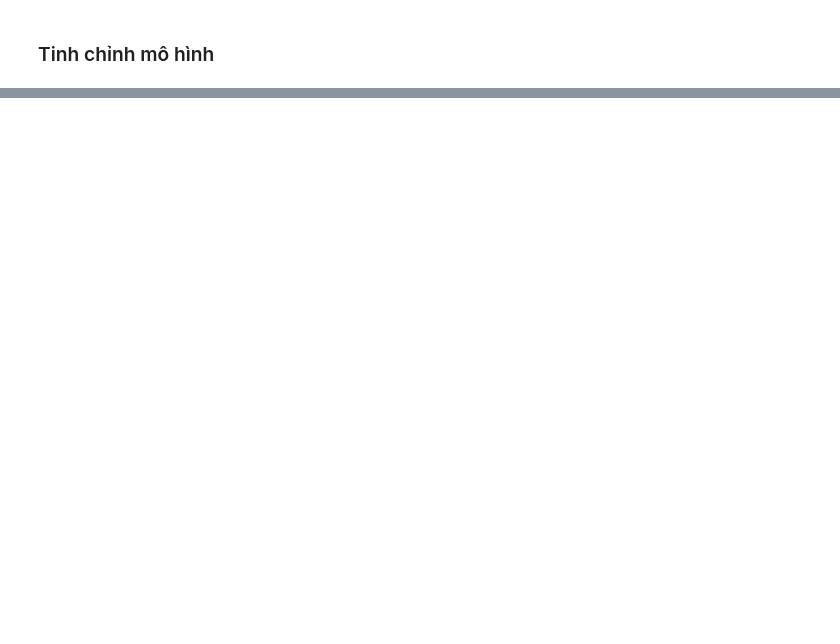
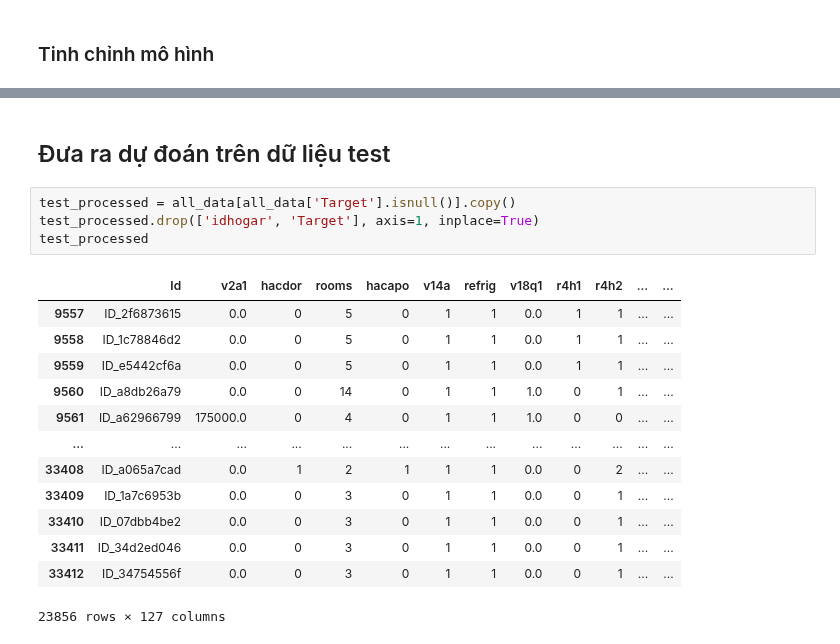
Before and after one commit to iam-Dylan/costa-rican-household, a Jupyter notebook: source/model.ipynb, the cells around one changed output, grey strips where cells are left out. Drawn from its saved outputs; the diff is of its cells as text; blank space fills up the shorter version.

```diff
--- a/source/model.ipynb
+++ b/source/model.ipynb
@@ -330,0 +327,20 @@ f1
+# %% [markdown]
+## Đưa ra dự đoán trên dữ liệu test
+# %%
+test_processed = all_data[all_data['Target'].isnull()].copy()
+test_processed.drop(['idhogar', 'Target'], axis=1, inplace=True)
+test_processed
+# %% [output]
+|  | Id | v2a1 | hacdor | rooms | hacapo | v14a | refrig | v18q1 | r4h1 | r4h2 | ... | ... |
+| 9557 | ID_2f6873615 | 0.0 | 0 | 5 | 0 | 1 | 1 | 0.0 | 1 | 1 | ... | ... |
+| 9558 | ID_1c78846d2 | 0.0 | 0 | 5 | 0 | 1 | 1 | 0.0 | 1 | 1 | ... | ... |
+| 9559 | ID_e5442cf6a | 0.0 | 0 | 5 | 0 | 1 | 1 | 0.0 | 1 | 1 | ... | ... |
+| 9560 | ID_a8db26a79 | 0.0 | 0 | 14 | 0 | 1 | 1 | 1.0 | 0 | 1 | ... | ... |
+| 9561 | ID_a62966799 | 175000.0 | 0 | 4 | 0 | 1 | 1 | 1.0 | 0 | 0 | ... | ... |
+| ... | ... | ... | ... | ... | ... | ... | ... | ... | ... | ... | ... | ... |
+| 33408 | ID_a065a7cad | 0.0 | 1 | 2 | 1 | 1 | 1 | 0.0 | 0 | 2 | ... | ... |
+| 33409 | ID_1a7c6953b | 0.0 | 0 | 3 | 0 | 1 | 1 | 0.0 | 0 | 1 | ... | ... |
+| 33410 | ID_07dbb4be2 | 0.0 | 0 | 3 | 0 | 1 | 1 | 0.0 | 0 | 1 | ... | ... |
+| 33411 | ID_34d2ed046 | 0.0 | 0 | 3 | 0 | 1 | 1 | 0.0 | 0 | 1 | ... | ... |
+| 33412 | ID_34754556f | 0.0 | 0 | 3 | 0 | 1 | 1 | 0.0 | 0 | 1 | ... | ... |
+23856 rows × 127 columns
```
Also changed, not shown: parts of 17 cells of this notebook, 1 other file.
